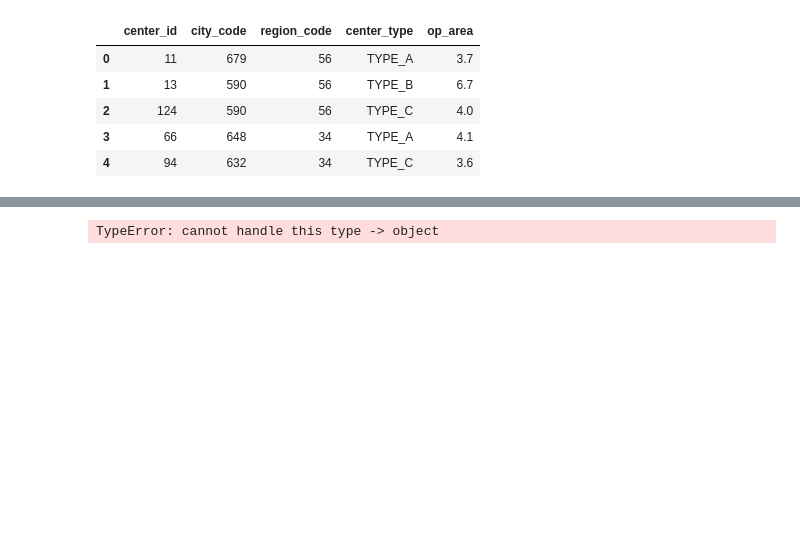
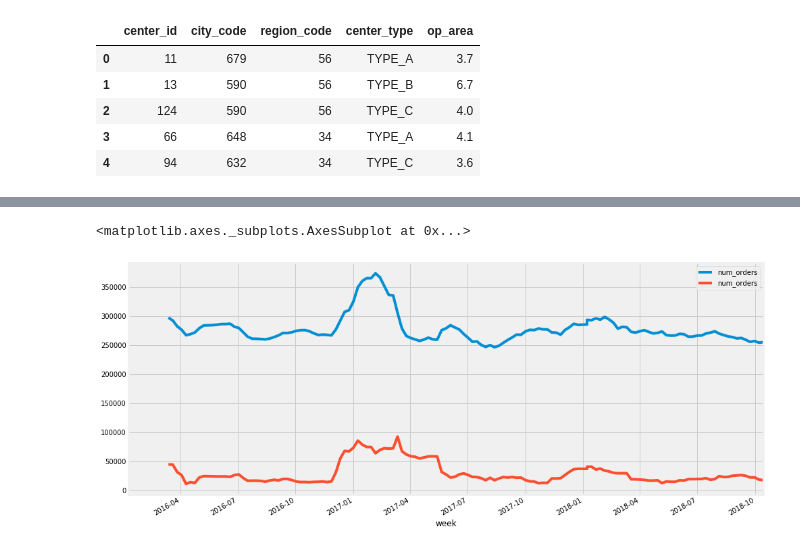
Before and after one commit to shineshiao/machine-learning-coder_school, a Jupyter notebook: final_project/Final_project.ipynb, the cells around one changed output, grey strips where cells are left out. Cells and saved outputs as stored; diff of their text form; code cells hidden in the pictures; blank space fills up the shorter version.

```diff
--- a/final_project/Final_project.ipynb
+++ b/final_project/Final_project.ipynb
@@ -108,0 +118,11 @@ y_beverages.plot(x="week", y="num_orders",figsize=(17,12))
+# %%
+def transformWeektoTS(startyear,week):
+    output = (startyear + week//52) * 100 + (week % 52)
+    return (str(output) + '-0')
+
+y_beverages["week"] = y_beverages["week"].apply(lambda x: transformWeektoTS(2016,x))
+y_beverages["week"] = pd.to_datetime(y_beverages["week"],format = "%Y%W-%w")
+# %%
+y_beverages = y_beverages.reset_index()
+y_beverages = y_beverages.set_index("week")
+y_beverages.head()
@@ -109,10 +137,12 @@ y_beverages.plot(x="week", y="num_orders",figsize=(17,12))
 # %%
 # Using pd.series.rolling to calculate mean and std for item_cnt_day series with window=12
 # plot mean and std values
 # https://pandas.pydata.org/pandas-docs/stable/reference/api/pandas.Series.rolling.html
 # Your code here
-ax = y_beverages.rolling(window=52).mean().plot(y="num_orders")
-y_beverages.rolling(window=52).std().plot(y="num_orders", ax=ax)
+
+ax = y_beverages.rolling(window=10).mean().plot(y="num_orders")
+y_beverages.rolling(window=10).std().plot(y="num_orders", ax=ax)
 # %% [output]
-TypeError: cannot handle this type -> object
+<matplotlib.axes._subplots.AxesSubplot at 0x...>
+[figure, added]
 # %%
```
Also changed, not shown: parts of 18 cells of this notebook, 2 other files.
